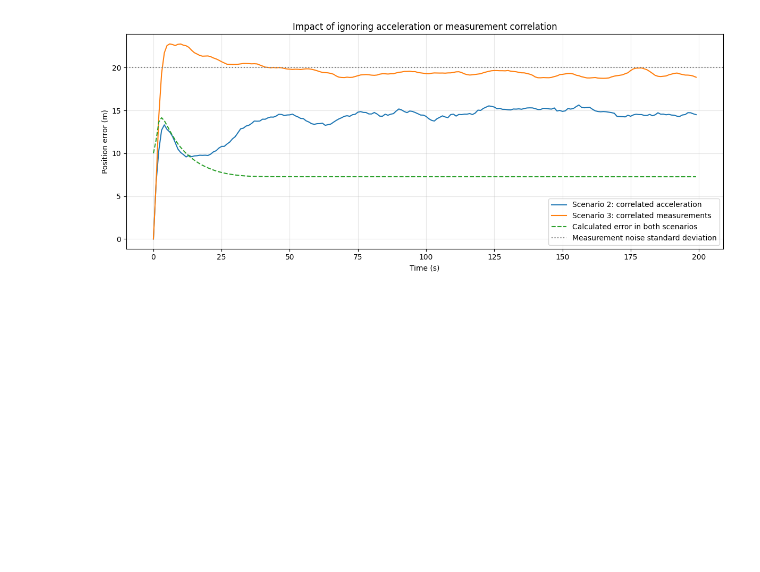
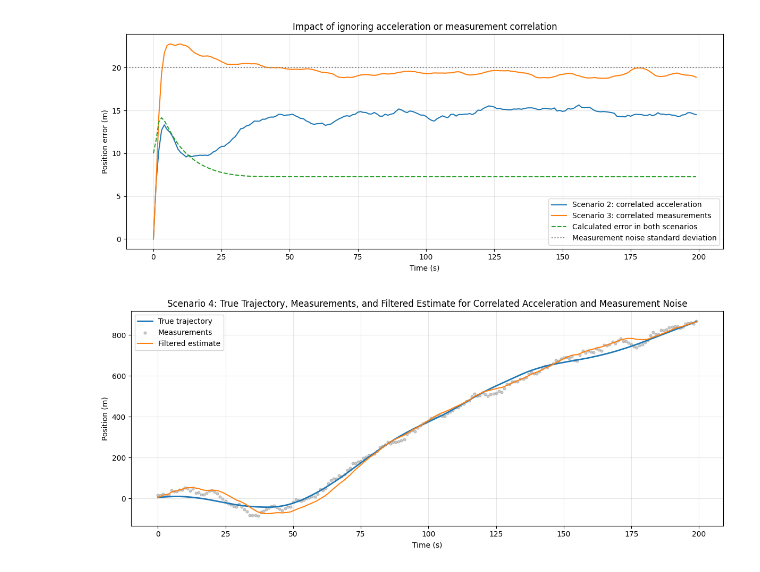
Before and after one commit to VladZg/Experimental-data-processing, a Jupyter notebook: task8/assignment8.ipynb, the cells around one changed output. Drawn from its saved outputs; the diff is of its cells as text; code cells hidden in the pictures; blank space fills up the shorter version.

```diff
--- a/task8/assignment8.ipynb
+++ b/task8/assignment8.ipynb
@@ -397,34 +397,36 @@ plt.show()
 # Scenario 4: correlated acceleration and measurement noise
 true_trajectory_4, _ = generate_true_trajectory(
     lam=LAMBDA_CORRELATED
 )
 
 measurements_4 = generate_measurements(
     true_trajectory_4,
     lam=LAMBDA_CORRELATED
 )
 
 _, _, x_filt_4, _, _ = kalman_filter(
     measurements_4, PHI, H, Q, R, X_0_0, P_0_0
 )
 
 time = np.arange(POINTS) * T
 
 plt.figure(figsize=(12, 5))
 plt.plot(time, true_trajectory_4, label="True trajectory", linewidth=2)
 plt.scatter(
     time, measurements_4,
     label="Measurements", s=12, alpha=0.4, color="gray"
 )
 plt.plot(time, x_filt_4[:, 0, 0], label="Filtered estimate")
 
 plt.xlabel("Time (s)")
 plt.ylabel("Position (m)")
-plt.title("Scenario 4: acceleration and measurement correlation ignored")
+plt.title("Scenario 4: True Trajectory, Measurements, and Filtered Estimate for Correlated Acceleration and Measurement Noise")
 plt.legend()
 plt.grid(alpha=0.3)
 plt.tight_layout()
 plt.show()
+# %% [output]
+[figure, added]
 # %%
 position_errors_4 = np.zeros((M, POINTS))
 
```
Also changed, not shown: parts of 2 cells of this notebook.
